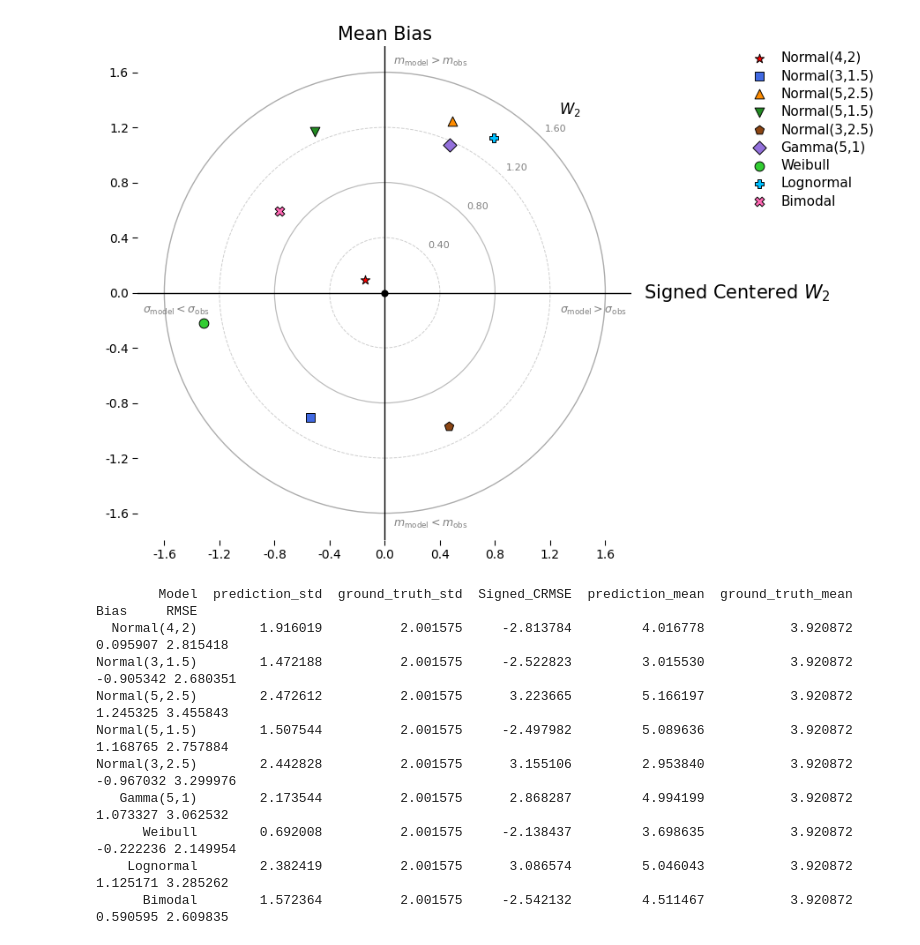
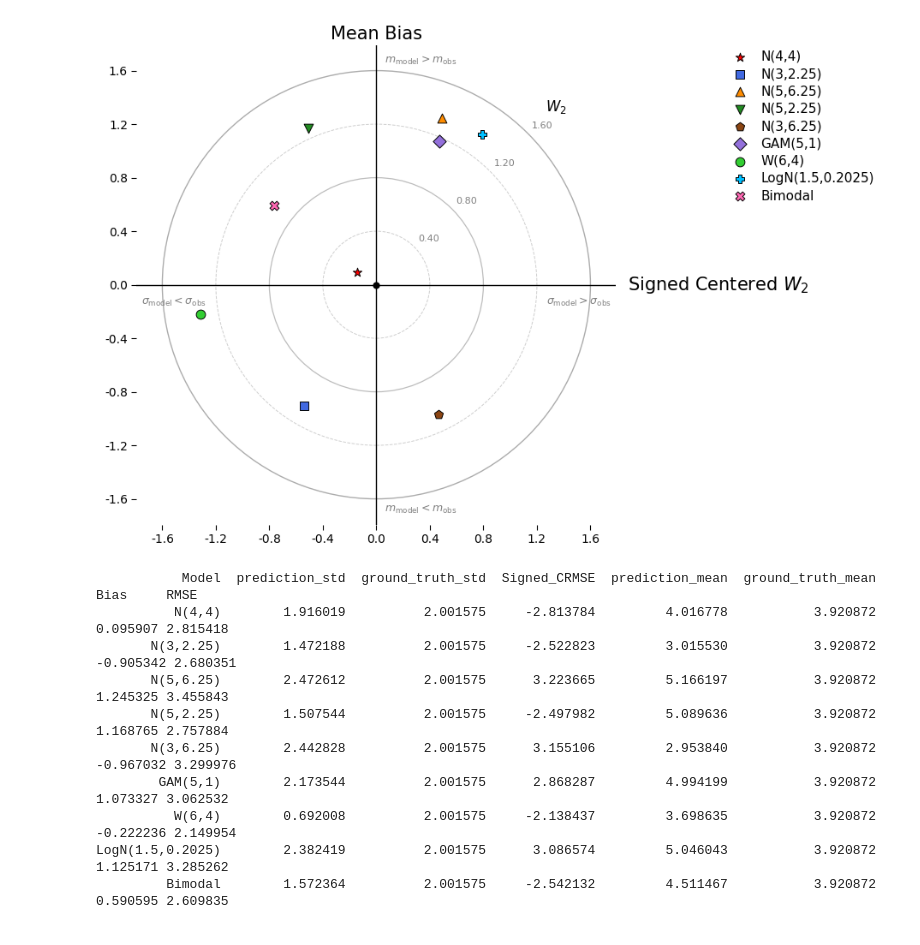
Before and after one commit to tiantiy/Wasserstein-Target-Diagram, a Jupyter notebook: Simulation_Equal_Length_Target_Diagram.ipynb, the cells around one changed output. Drawn from its saved outputs; the diff is of its cells as text; code cells hidden in the pictures.

```diff
--- a/Simulation_Equal_Length_Target_Diagram.ipynb
+++ b/Simulation_Equal_Length_Target_Diagram.ipynb
@@ -270,26 +291,26 @@ ax.text((rmax * 1.12) * np.cos(theta),
 
 # Highlight the correctly specified model in red
 model_colors = {
-    "Normal(4,2)": "red",
-    "Normal(3,1.5)": "royalblue",
-    "Normal(5,2.5)": "darkorange",
-    "Normal(5,1.5)": "forestgreen",
-    "Normal(3,2.5)": "saddlebrown",
-    "Gamma(5,1)": "mediumpurple",
-    "Weibull": "limegreen",
-    "Lognormal": "deepskyblue",
+    "N(4,4)": "red",
+    "N(3,2.25)": "royalblue",
+    "N(5,6.25)": "darkorange",
+    "N(5,2.25)": "forestgreen",
+    "N(3,6.25)": "saddlebrown",
+    "GAM(5,1)": "mediumpurple",
+    "W(6,4)": "limegreen",
+    "LogN(1.5,0.2025)": "deepskyblue",
     "Bimodal": "hotpink"
 }
 
 model_markers = {
-    "Normal(4,2)": "*",
-    "Normal(3,1.5)": "s",
-    "Normal(5,2.5)": "^",
-    "Normal(5,1.5)": "v",
-    "Normal(3,2.5)": "p",
-    "Gamma(5,1)": "D",
-    "Weibull": "o",
-    "Lognormal": "P",
+    "N(4,4)": "*",
+    "N(3,2.25)": "s",
+    "N(5,6.25)": "^",
+    "N(5,2.25)": "v",
+    "N(3,6.25)": "p",
+    "GAM(5,1)": "D",
+    "W(6,4)": "o",
+    "LogN(1.5,0.2025)": "P",
     "Bimodal": "X"
 }
 
@@ -503,34 +524,34 @@ else:
 ax.xaxis.set_major_formatter(FormatStrFormatter(tick_format))
 ax.yaxis.set_major_formatter(FormatStrFormatter(tick_format))
 
 ax.tick_params(direction="out", labelsize=10, length=4)
 
 
 # ------------------------------------------------------------
 # Layout
 # ------------------------------------------------------------
 
 plt.subplots_adjust(
     left=0.08,
     right=0.78,
     bottom=0.08,
     top=0.97
 )
 
 
 # ------------------------------------------------------------
 # Save figure
 # ------------------------------------------------------------
 
 plt.savefig(
     "/content/sample_data/Simulation_Equal_Length_Wasserstein_Target_Diagram.pdf",
     dpi=300,
     bbox_inches="tight"
 )
 
 plt.show()
 # %% [output]
-[figure, old version]
+[figure, new version]
 # %%
 # =================================================================
 # Conventional Target Diagram: Distribution Simulation Equal Length
@@ -587,7 +608,17 @@ RMSE = np.array(RMSE)
 # Summarize results
 # ========================================================
 
-Model_short = ["Normal(4,2)", "Normal(3,1.5)", "Normal(5,2.5)", "Normal(5,1.5)", "Normal(3,2.5)", "Gamma(5,1)", "Weibull", "Lognormal", "Bimodal"]
+Model_short = [
+    "N(4,4)",
+    "N(3,2.25)",
+    "N(5,6.25)",
+    "N(5,2.25)",
+    "N(3,6.25)",
+    "GAM(5,1)",
+    "W(6,4)",
+    "LogN(1.5,0.2025)",
+    "Bimodal"
+]
 
 results_target = pd.DataFrame({
     "Model": Model_short,
@@ -610,16 +641,16 @@ results_target.to_csv(
 # Print results with six decimal places
 print(results_target.to_string(index=False, float_format=lambda x: f"{x:.6f}"))
 # %% [output]
-        Model  prediction_std  ground_truth_std  Signed_CRMSE  prediction_mean  ground_truth_mean      Bias     RMSE
-  Normal(4,2)        1.916019          2.001575     -2.813784         4.016778           3.920872  0.095907 2.815418
-Normal(3,1.5)        1.472188          2.001575     -2.522823         3.015530           3.920872 -0.905342 2.680351
-Normal(5,2.5)        2.472612          2.001575      3.223665         5.166197           3.920872  1.245325 3.455843
-Normal(5,1.5)        1.507544          2.001575     -2.497982         5.089636           3.920872  1.168765 2.757884
-Normal(3,2.5)        2.442828          2.001575      3.155106         2.953840           3.920872 -0.967032 3.299976
-   Gamma(5,1)        2.173544          2.001575      2.868287         4.994199           3.920872  1.073327 3.062532
-      Weibull        0.692008          2.001575     -2.138437         3.698635           3.920872 -0.222236 2.149954
-    Lognormal        2.382419          2.001575      3.086574         5.046043           3.920872  1.125171 3.285262
-      Bimodal        1.572364          2.001575     -2.542132         4.511467           3.920872  0.590595 2.609835
+           Model  prediction_std  ground_truth_std  Signed_CRMSE  prediction_mean  ground_truth_mean      Bias     RMSE
+          N(4,4)        1.916019          2.001575     -2.813784         4.016778           3.920872  0.095907 2.815418
+       N(3,2.25)        1.472188          2.001575     -2.522823         3.015530           3.920872 -0.905342 2.680351
+       N(5,6.25)        2.472612          2.001575      3.223665         5.166197           3.920872  1.245325 3.455843
+       N(5,2.25)        1.507544          2.001575     -2.497982         5.089636           3.920872  1.168765 2.757884
+       N(3,6.25)        2.442828          2.001575      3.155106         2.953840           3.920872 -0.967032 3.299976
+        GAM(5,1)        2.173544          2.001575      2.868287         4.994199           3.920872  1.073327 3.062532
+          W(6,4)        0.692008          2.001575     -2.138437         3.698635           3.920872 -0.222236 2.149954
+LogN(1.5,0.2025)        2.382419          2.001575      3.086574         5.046043           3.920872  1.125171 3.285262
+         Bimodal        1.572364          2.001575     -2.542132         4.511467           3.920872  0.590595 2.609835
 # %%
 # ============================================================
 # Target Diagram
```
Also changed, not shown: parts of 3 cells of this notebook.
